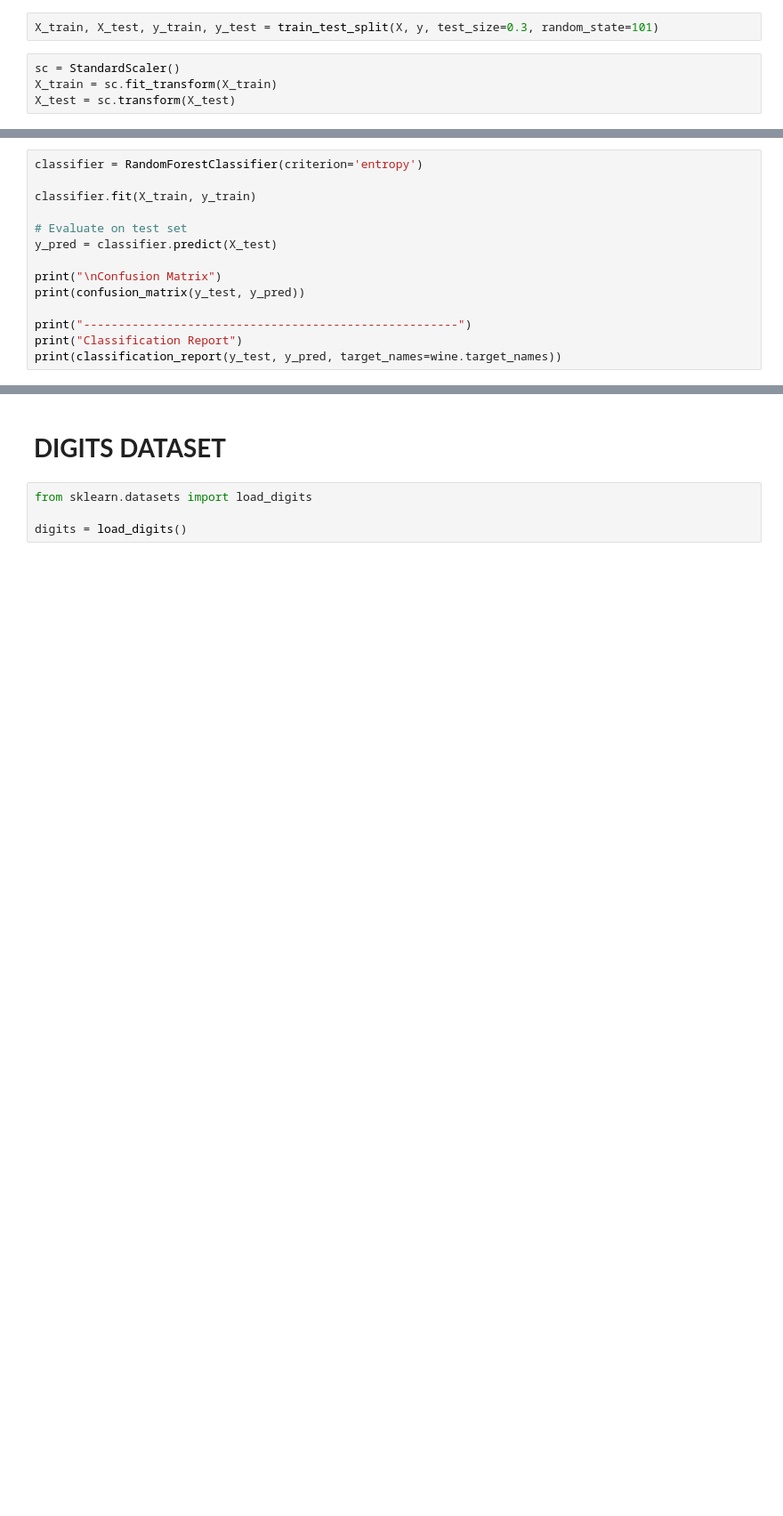
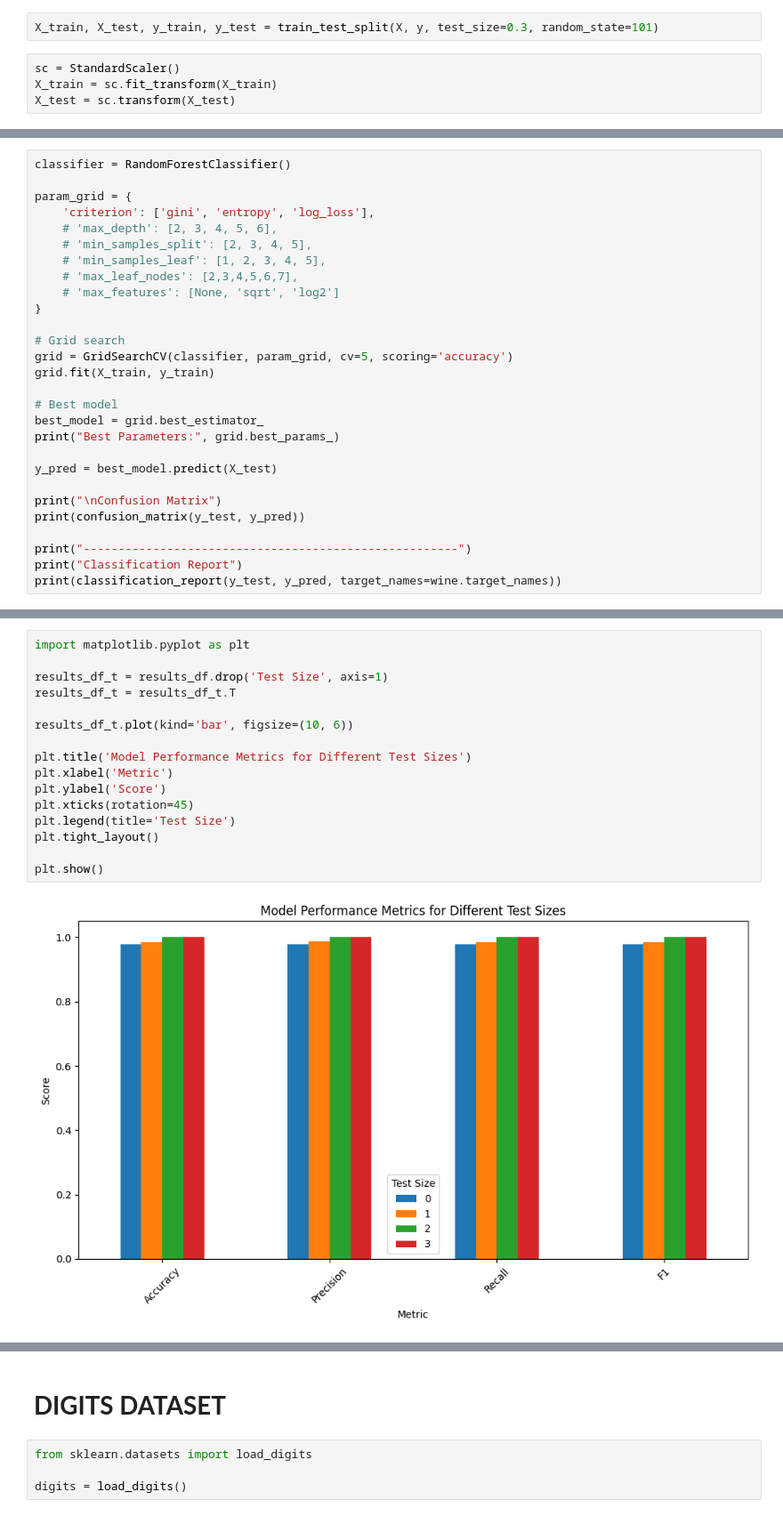
Before and after one commit to atmikgoswami/ML-Lab, a Jupyter notebook: assignment 2/assignment2-RF.ipynb, the cells around one changed output, grey strips where cells are left out. Shown at 89% size. Cells and saved outputs as stored; diff of their text form; blank space fills up the shorter version.

```diff
--- a/assignment 2/assignment2-RF.ipynb
+++ b/assignment 2/assignment2-RF.ipynb
@@ -73,11 +85,25 @@ Classification Report
 weighted avg       0.98      0.98      0.98        54
 # %%
-classifier = RandomForestClassifier(criterion='entropy')
+classifier = RandomForestClassifier()
 
-classifier.fit(X_train, y_train)
+param_grid = {
+    'criterion': ['gini', 'entropy', 'log_loss'],
+    # 'max_depth': [2, 3, 4, 5, 6],
+    # 'min_samples_split': [2, 3, 4, 5],
+    # 'min_samples_leaf': [1, 2, 3, 4, 5],
+    # 'max_leaf_nodes': [2,3,4,5,6,7],
+    # 'max_features': [None, 'sqrt', 'log2']
+}
 
-# Evaluate on test set
-y_pred = classifier.predict(X_test)
+# Grid search
+grid = GridSearchCV(classifier, param_grid, cv=5, scoring='accuracy')
+grid.fit(X_train, y_train)
+
+# Best model
+best_model = grid.best_estimator_
+print("Best Parameters:", grid.best_params_)
+
+y_pred = best_model.predict(X_test)
 
 print("\nConfusion Matrix")
 print(confusion_matrix(y_test, y_pred))
@@ -103,0 +258,18 @@ weighted avg       1.00      1.00      1.00        54
+# %%
+import matplotlib.pyplot as plt
+
+results_df_t = results_df.drop('Test Size', axis=1)
+results_df_t = results_df_t.T
+
+results_df_t.plot(kind='bar', figsize=(10, 6))
+
+plt.title('Model Performance Metrics for Different Test Sizes')
+plt.xlabel('Metric')
+plt.ylabel('Score')
+plt.xticks(rotation=45)
+plt.legend(title='Test Size')
+plt.tight_layout()
+
+plt.show()
+# %% [output]
+[figure, added]
```
Also changed, not shown: parts of 14 cells of this notebook, 2 other files.
